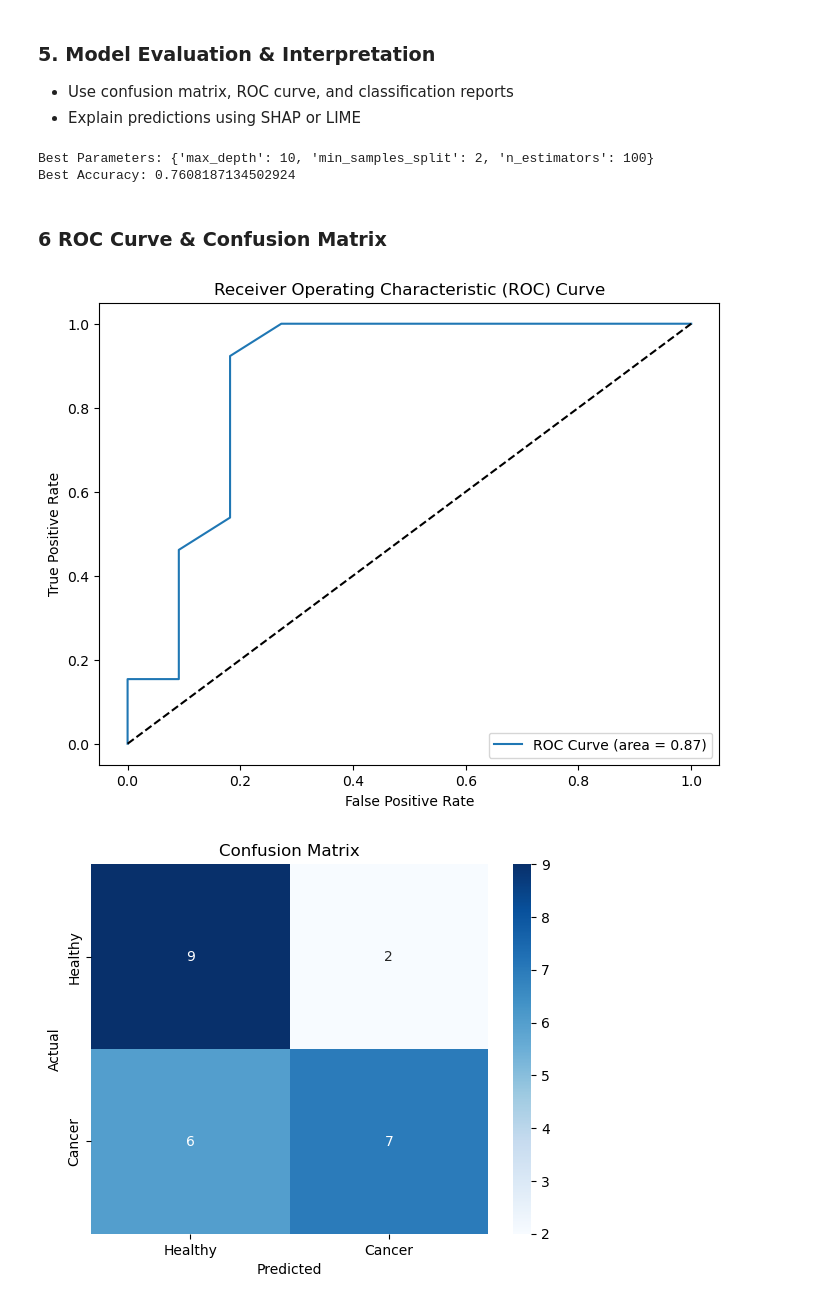
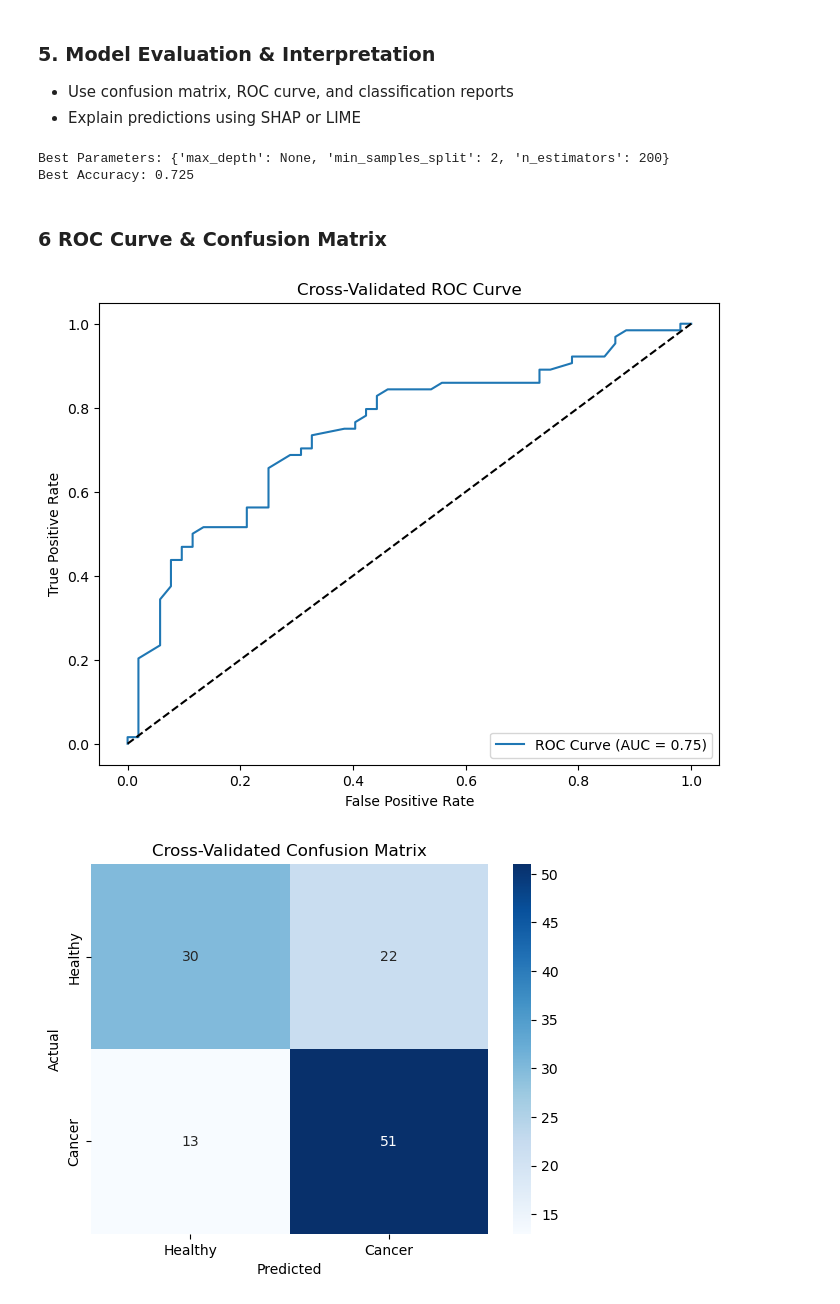
Before and after one commit to Thaisen69/AppliedMachineLearning, a Jupyter notebook: main.ipynb, the cells around one changed output. Cells and saved outputs as stored; diff of their text form; code cells hidden in the pictures.

```diff
--- a/main.ipynb
+++ b/main.ipynb
@@ -128,10 +125,15 @@ weighted avg       0.76      0.75      0.75        24
 - Check feature importance using techniques like mutual information or correlation
 - Try PCA (Principal Component Analysis) if dimensionality reduction is needed
 # %%
-importances = models["Random Forest"].feature_importances_
+# Fit a new Random Forest model on the full dataset for feature importance only
+rf_model = RandomForestClassifier()
+rf_model.fit(X_scaled, y)
+
+# Now access feature importances
+importances = rf_model.feature_importances_
 feature_names = X.columns
 
-# Sort and visualize feature importance
+# Sort and plot
 sorted_idx = np.argsort(importances)
 plt.figure(figsize=(10, 6))
 plt.barh(range(len(sorted_idx)), importances[sorted_idx], align='center')
@@ -156,42 +158,45 @@ param_grid = {
 }
 
 grid_search = GridSearchCV(RandomForestClassifier(), param_grid, cv=5, scoring="accuracy", n_jobs=-1)
-grid_search.fit(X_train, y_train)
+grid_search.fit(X_scaled, y)
 
 print("Best Parameters:", grid_search.best_params_)
 print("Best Accuracy:", grid_search.best_score_)
 # %% [output]
-Best Parameters: {'max_depth': 10, 'min_samples_split': 2, 'n_estimators': 100}
-Best Accuracy: 0.7608187134502924
+Best Parameters: {'max_depth': None, 'min_samples_split': 2, 'n_estimators': 200}
+Best Accuracy: 0.725
 # %% [markdown]
 ### **6 ROC Curve & Confusion Matrix**
 # %%
-from sklearn.metrics import roc_curve, auc, confusion_matrix
+from sklearn.model_selection import cross_val_predict
+from sklearn.metrics import roc_curve, auc, confusion_matrix, RocCurveDisplay
 
-# Get model probabilities
-y_probs = models["Random Forest"].predict_proba(X_test)[:, 1]
+# Get cross-validated prediction probabilities
+rf_model = RandomForestClassifier(**grid_search.best_params_)  # use tuned model if you want
+y_probs = cross_val_predict(rf_model, X_scaled, y, cv=5, method='predict_proba')[:, 1]
+y_pred = (y_probs >= 0.5).astype(int)  # convert probs to class predictions
 
 # Compute ROC curve
-fpr, tpr, _ = roc_curve(y_test, y_probs)
+fpr, tpr, _ = roc_curve(y, y_probs)
 roc_auc = auc(fpr, tpr)
 
-# Plot ROC curve
+# Plot ROC
 plt.figure(figsize=(8, 6))
-plt.plot(fpr, tpr, label=f"ROC Curve (area = {roc_auc:.2f})")
-plt.plot([0, 1], [0, 1], 'k--')  # Random baseline
+plt.plot(fpr, tpr, label=f"ROC Curve (AUC = {roc_auc:.2f})")
+plt.plot([0, 1], [0, 1], 'k--')
 plt.xlabel("False Positive Rate")
 plt.ylabel("True Positive Rate")
-plt.title("Receiver Operating Characteristic (ROC) Curve")
+plt.title("Cross-Validated ROC Curve")
 plt.legend(loc="lower right")
 plt.show()
 
 # Confusion matrix
-cm = confusion_matrix(y_test, models["Random Forest"].predict(X_test))
+cm = confusion_matrix(y, y_pred)
 sns.heatmap(cm, annot=True, fmt="d", cmap="Blues", xticklabels=["Healthy", "Cancer"], yticklabels=["Healthy", "Cancer"])
 plt.xlabel("Predicted")
 plt.ylabel("Actual")
-plt.title("Confusion Matrix")
+plt.title("Cross-Validated Confusion Matrix")
 plt.show()
 # %% [output]
-[figure, old version]
+[figure, new version]
-[figure, old version]
+[figure, new version]
```
Also changed, not shown: parts of 3 cells of this notebook.
